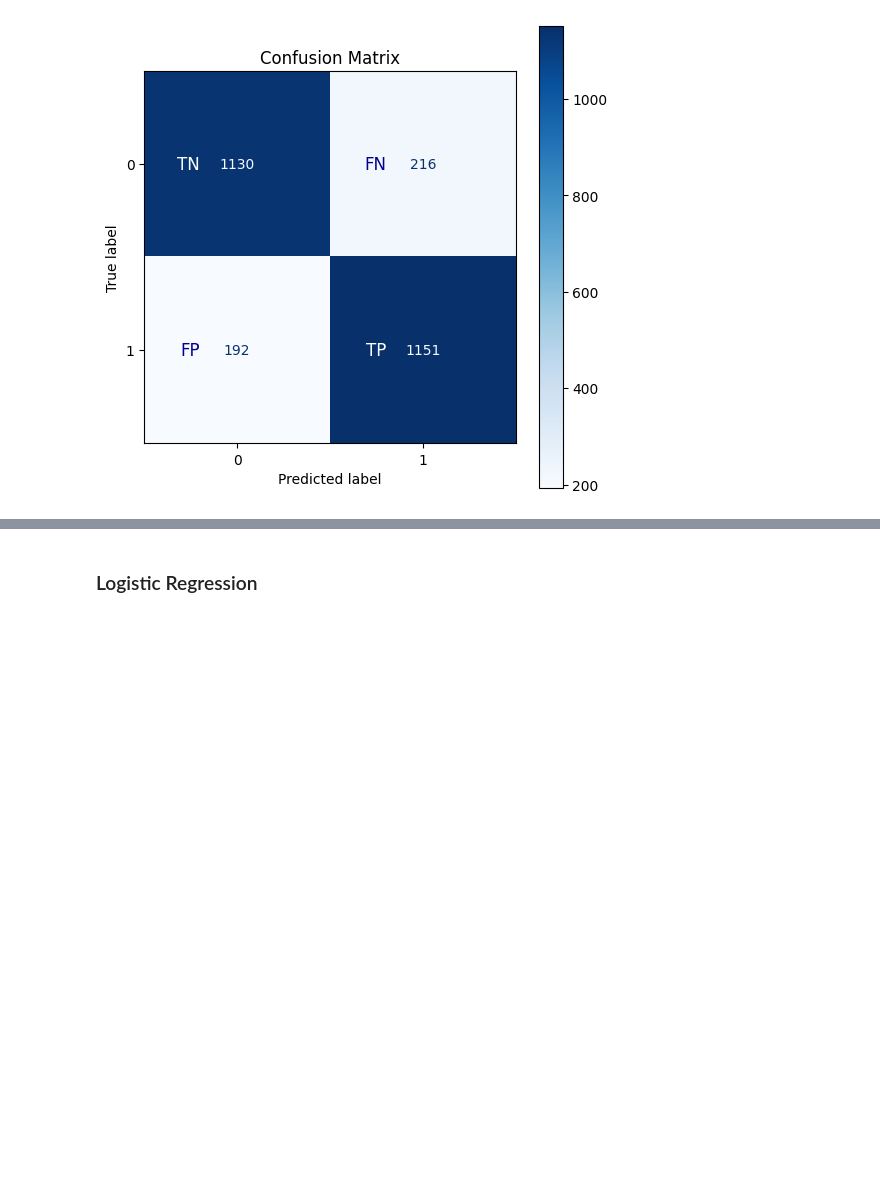
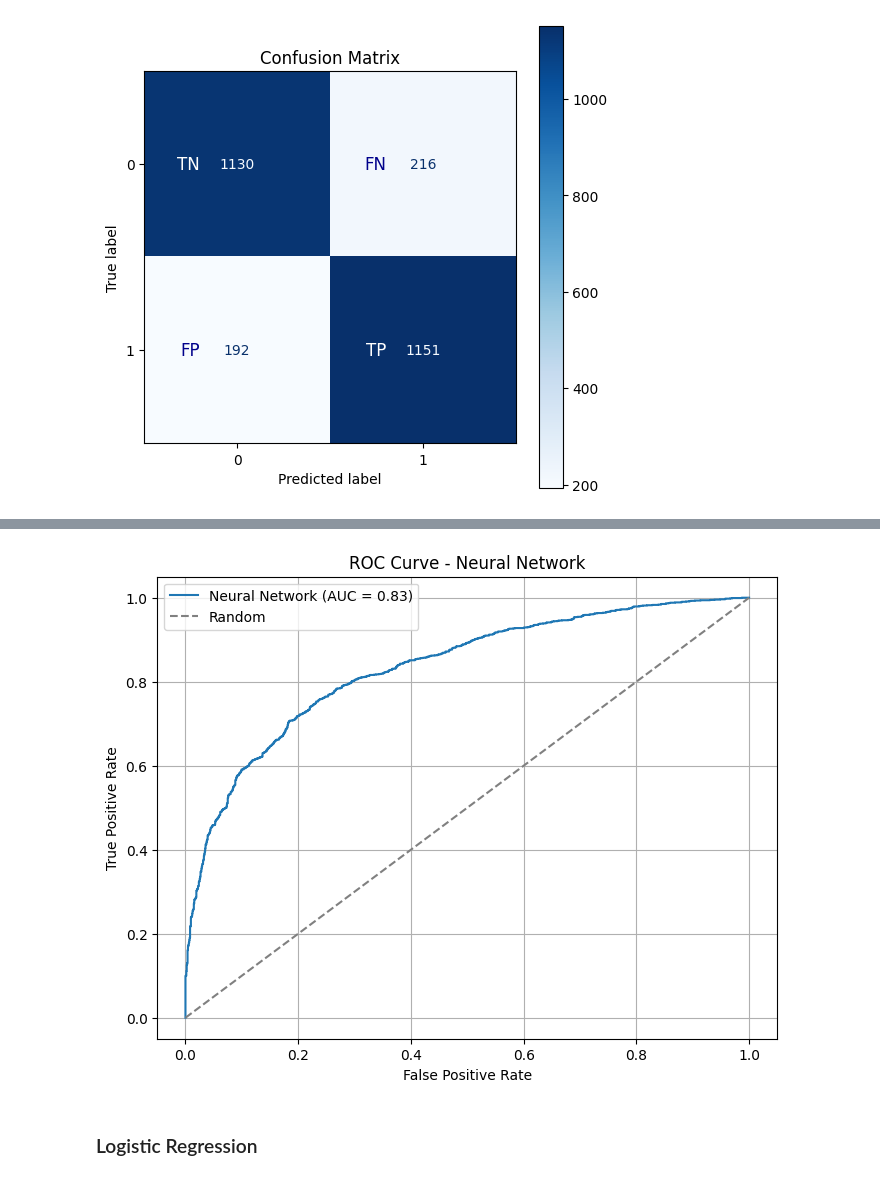
Before and after one commit to JoeVonDahab/Final_Project, a Jupyter notebook: CDD203_Final_Project.ipynb, the cells around one changed output, grey strips where cells are left out. Cells and saved outputs as stored; diff of their text form; code cells hidden in the pictures; blank space fills up the shorter version.

```diff
--- a/CDD203_Final_Project.ipynb
+++ b/CDD203_Final_Project.ipynb
@@ -300,0 +334,96 @@ plt.show()
+# %%
+
+
+# Assuming X_train, y_train, X_test, y_test are already prepared from data cleaning step
+
+# Convert to numpy arrays
+X_train_np = X_train.values
+X_test_np = X_test.values
+
+# Scale the data - neural networks often benefit from normalized input
+scaler = StandardScaler()
+X_train_scaled = scaler.fit_transform(X_train_np)
+X_test_scaled = scaler.transform(X_test_np)
+
+# Define a function to build a neural network model
+def build_nn_model(input_dim,
+                   hidden_layers=[1024, 512, 256, 128, 64, 32, 16, 8, 4, 2],
+                   dropout_rate=0.4,
+                   learning_rate=1e-4):
+    """
+    Builds a feed-forward neural network model.
+    Parameters:
+      input_dim (int): number of input features
+      hidden_layers (list): list containing the number of units in each hidden layer
+      dropout_rate (float): dropout rate to reduce overfitting
+      learning_rate (float): learning rate for the optimizer
+    """
+    model = keras.Sequential()
+    model.add(layers.Input(shape=(input_dim,)))
+
+    # Add hidden layers
+    for units in hidden_layers:
+        model.add(layers.Dense(units, activation='relu'))
+        model.add(layers.BatchNormalization())   # Batch norm can help stabilize training
+        model.add(layers.Dropout(dropout_rate))
+
+    # Output layer for binary classification
+    model.add(layers.Dense(1, activation='sigmoid'))
+
+    # Compile the model
+    model.compile(
+        optimizer=keras.optimizers.Adam(learning_rate=learning_rate),
+        loss='binary_crossentropy',
+        metrics=['accuracy']
+    )
+    return model
+
+# Build the model
+model = build_nn_model(input_dim=2048,
+                       hidden_layers=[1024, 512, 256],
+                       dropout_rate=0.5,
+                       learning_rate=1e-3)
+
+# Define callbacks for early stopping and best model saving
+early_stopping = keras.callbacks.EarlyStopping(
+    monitor='val_loss',
+    patience=10,
+    restore_best_weights=True
+)
+
+# Train the model
+history = model.fit(
+    X_train_scaled,
+    y_train,
+    validation_split=0.1,  # use a validation split from training set
+    epochs=100,
+    batch_size=64,
+    callbacks=[early_stopping],
+    verbose=1
+)
+
+# Evaluate the model on the test set
+y_pred_proba_nn = model.predict(X_test_scaled).ravel()
+y_pred_nn = (y_pred_proba_nn >= 0.5).astype(int)
+
+print("Neural Network Performance on Test Set:")
+print(classification_report(y_test, y_pred_nn))
+
+accuracy_nn = accuracy_score(y_test, y_pred_nn)
+print(f"Accuracy: {accuracy_nn}")
+
+roc_auc_nn = roc_auc_score(y_test, y_pred_proba_nn)
+print(f"ROC-AUC: {roc_auc_nn}")
+
+# Plot ROC curve
+fpr_nn, tpr_nn, _ = roc_curve(y_test, y_pred_proba_nn)
+plt.figure(figsize=(8,6))
+plt.plot(fpr_nn, tpr_nn, label=f"Neural Network (AUC = {roc_auc_nn:.2f})")
+plt.plot([0,1],[0,1],'--',color='grey',label='Random')
+plt.xlabel("False Positive Rate")
+plt.ylabel("True Positive Rate")
+plt.title("ROC Curve - Neural Network")
+plt.legend()
+plt.grid(True)
+plt.show()
+# %% [output]
@@ -301,3 +447,4 @@ plt.show()
+[figure, added]
 # %% [markdown]
 ### Logistic Regression
 # %%
```
Also changed, not shown: parts of 9 cells of this notebook.
